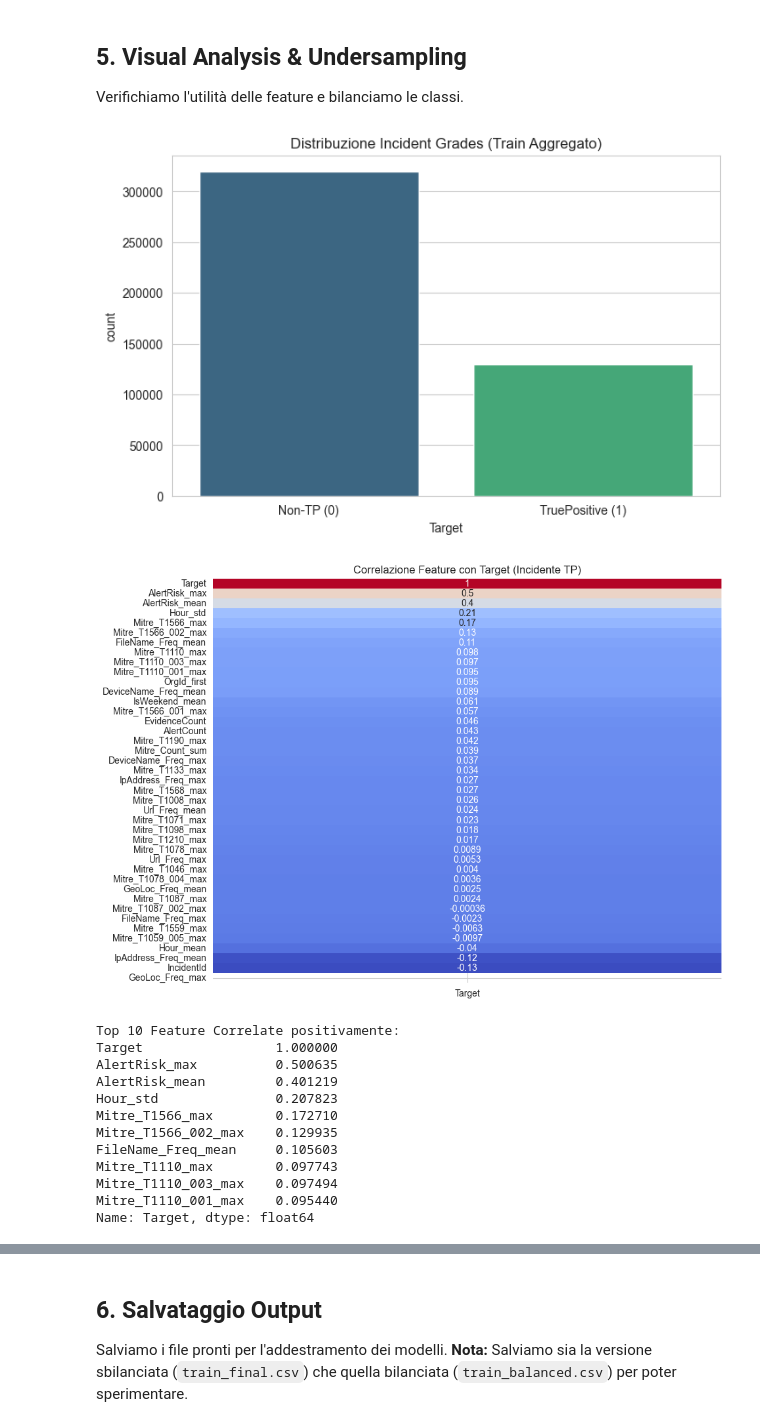
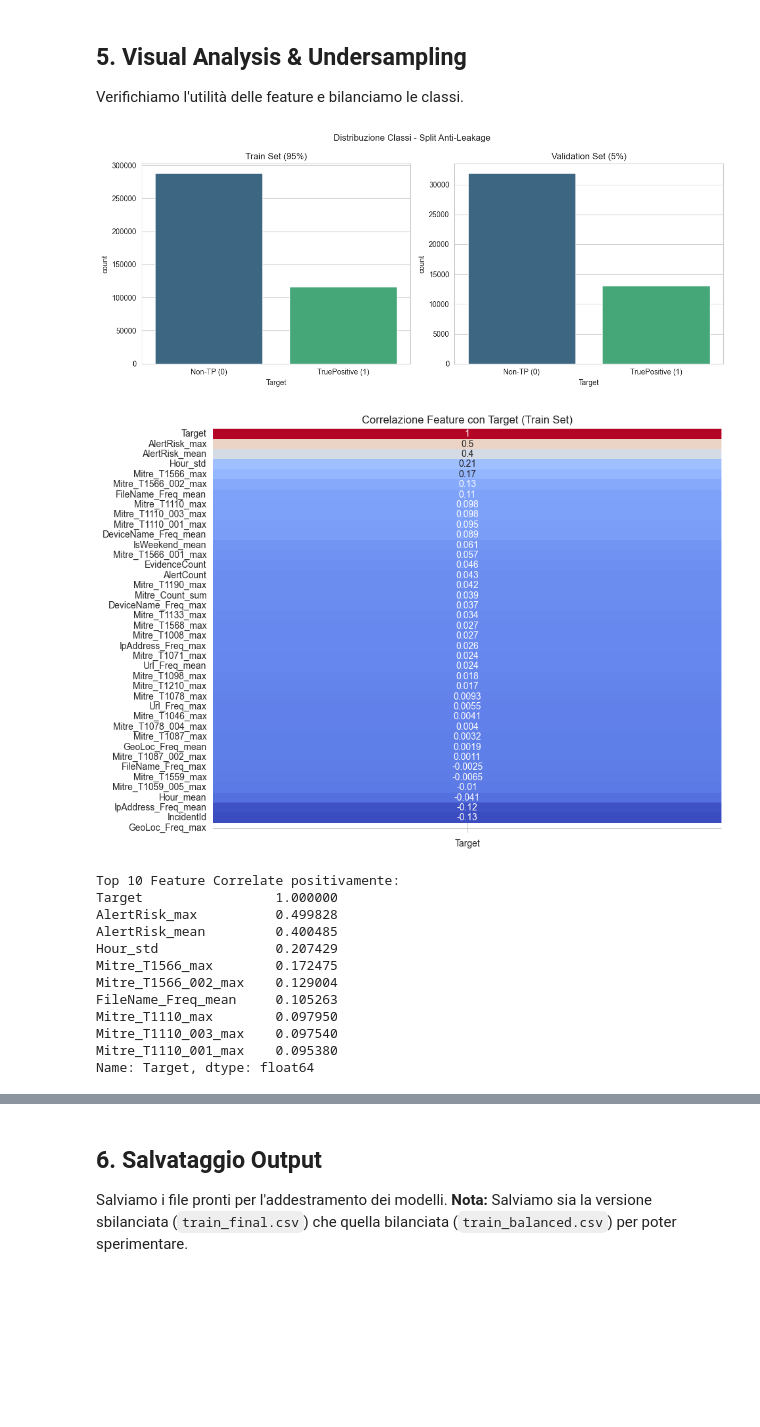
Before and after one commit to DataScience-Golddiggers/Dora-the-Data-Explorer, a Jupyter notebook: notebook/14-FeatureEngineering_Pipeline.ipynb, the cells around one changed output, grey strips where cells are left out. Drawn from its saved outputs; the diff is of its cells as text; code cells hidden in the pictures; blank space fills up the shorter version.

```diff
--- a/notebook/14-FeatureEngineering_Pipeline.ipynb
+++ b/notebook/14-FeatureEngineering_Pipeline.ipynb
@@ -95,7 +122,8 @@ def extract_time_features(df):
     df['IsWeekend'] = (df['DayOfWeek'] >= 5).astype(int)
     return df
 
-train_df = extract_time_features(train_df)
+train_fold = extract_time_features(train_fold)
+val_fold = extract_time_features(val_fold)
 test_df = extract_time_features(test_df)
 print("Features temporali estratte.")
 # %% [output]
@@ -151,22 +181,25 @@ Estraiamo le tecniche più comuni (Top 20) e creiamo flag binari.
 def parse_techniques(series):
     return series.fillna('').astype(str).apply(lambda x: x.split(';') if x else [])
 
-train_techs = parse_techniques(train_df['MitreTechniques'])
+train_techs = parse_techniques(train_fold['MitreTechniques'])
+val_techs = parse_techniques(val_fold['MitreTechniques'])
 test_techs = parse_techniques(test_df['MitreTechniques'])
 
-# Identifica le Top 20 tecniche nel TRAIN
+# Identifica le Top 20 tecniche SOLO nel TRAIN_FOLD (no leakage)
 all_train_techs = [t for sublist in train_techs for t in sublist if t]
-top_techs = [t[0] for t in Counter(all_train_techs).most_common(20)]
+top_techs = [t for t, count in Counter(all_train_techs).most_common(20)]  # FIX: era t[0]
 
 print("Top MITRE Techniques:", top_techs)
 
 # One-Hot Encoding manuale per le top tecniche
 for tech in top_techs:
-    clean_tech_name = tech.replace('.', '_') # Pulisci nome colonna
-    train_df[f'Mitre_{clean_tech_name}'] = train_df['MitreTechniques'].apply(lambda x: 1 if pd.notna(x) and tech in str(x) else 0)
+    clean_tech_name = tech.replace('.', '_')  # Pulisci nome colonna
+    train_fold[f'Mitre_{clean_tech_name}'] = train_fold['MitreTechniques'].apply(lambda x: 1 if pd.notna(x) and tech in str(x) else 0)
+    val_fold[f'Mitre_{clean_tech_name}'] = val_fold['MitreTechniques'].apply(lambda x: 1 if pd.notna(x) and tech in str(x) else 0)
     test_df[f'Mitre_{clean_tech_name}'] = test_df['MitreTechniques'].apply(lambda x: 1 if pd.notna(x) and tech in str(x) else 0)
 
 # Conteggio totale tecniche
-train_df['Mitre_Count'] = train_techs.apply(len)
+train_fold['Mitre_Count'] = train_techs.apply(len)
+val_fold['Mitre_Count'] = val_techs.apply(len)
 test_df['Mitre_Count'] = test_techs.apply(len)
 # %% [output]
@@ -231,37 +272,46 @@ Test Aggregated Shape: (236267, 41)
 Verifichiamo l'utilità delle feature e bilanciamo le classi.
 # %%
 # Analisi Distribuzione Classi
-plt.figure(figsize=(8, 5))
-sns.countplot(x='Target', data=train_agg, palette='viridis')
-plt.title('Distribuzione Incident Grades (Train Aggregato)')
-plt.xticks([0, 1], ['Non-TP (0)', 'TruePositive (1)'])
+fig, axes = plt.subplots(1, 2, figsize=(12, 5))
+
+sns.countplot(x='Target', data=train_agg, palette='viridis', ax=axes[0])
+axes[0].set_title('Train Set (95%)')
+axes[0].set_xticks([0, 1])
+axes[0].set_xticklabels(['Non-TP (0)', 'TruePositive (1)'])
+
+sns.countplot(x='Target', data=val_agg, palette='viridis', ax=axes[1])
+axes[1].set_title('Validation Set (5%)')
+axes[1].set_xticks([0, 1])
+axes[1].set_xticklabels(['Non-TP (0)', 'TruePositive (1)'])
+
+plt.suptitle('Distribuzione Classi - Split Anti-Leakage')
+plt.tight_layout()
 plt.show()
 
-# Analisi Correlazione con il Target
-# Selezioniamo solo colonne numeriche per la correlazione
+# Analisi Correlazione con il Target (solo train)
 numeric_cols = train_agg.select_dtypes(include=[np.number]).columns
 correlation = train_agg[numeric_cols].corr()['Target'].sort_values(ascending=False)
 
 plt.figure(figsize=(10, 8))
 sns.heatmap(correlation.to_frame(), annot=True, cmap='coolwarm', cbar=False)
-plt.title('Correlazione Feature con Target (Incidente TP)')
+plt.title('Correlazione Feature con Target (Train Set)')
 plt.show()
 
 print("Top 10 Feature Correlate positivamente:")
 print(correlation.head(10))
 # %% [output]
-[figure, old version]
+[figure, new version]
-[figure, old version]
+[figure, new version]
 Top 10 Feature Correlate positivamente:
 Target                 1.000000
-AlertRisk_max          0.500635
-AlertRisk_mean         0.401219
-Hour_std               0.207823
-Mitre_T1566_max        0.172710
-Mitre_T1566_002_max    0.129935
-FileName_Freq_mean     0.105603
-Mitre_T1110_max        0.097743
-Mitre_T1110_003_max    0.097494
-Mitre_T1110_001_max    0.095440
+AlertRisk_max          0.499828
+AlertRisk_mean         0.400485
+Hour_std               0.207429
+Mitre_T1566_max        0.172475
+Mitre_T1566_002_max    0.129004
+FileName_Freq_mean     0.105263
+Mitre_T1110_max        0.097950
+Mitre_T1110_003_max    0.097540
+Mitre_T1110_001_max    0.095380
 Name: Target, dtype: float64
 # %%
```
Also changed, not shown: parts of 7 cells of this notebook, 1 other file.
